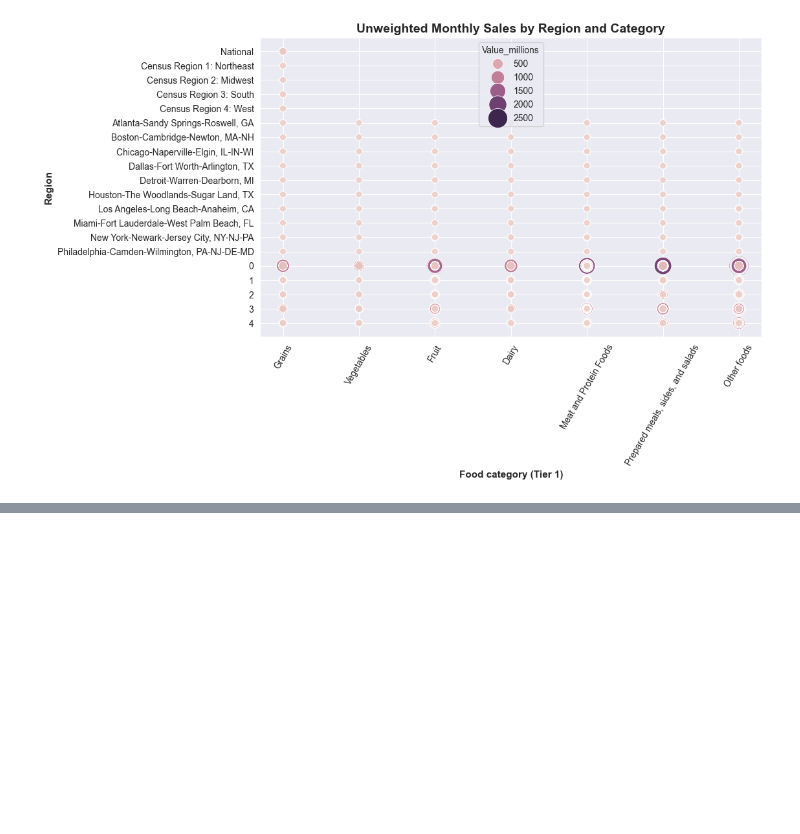
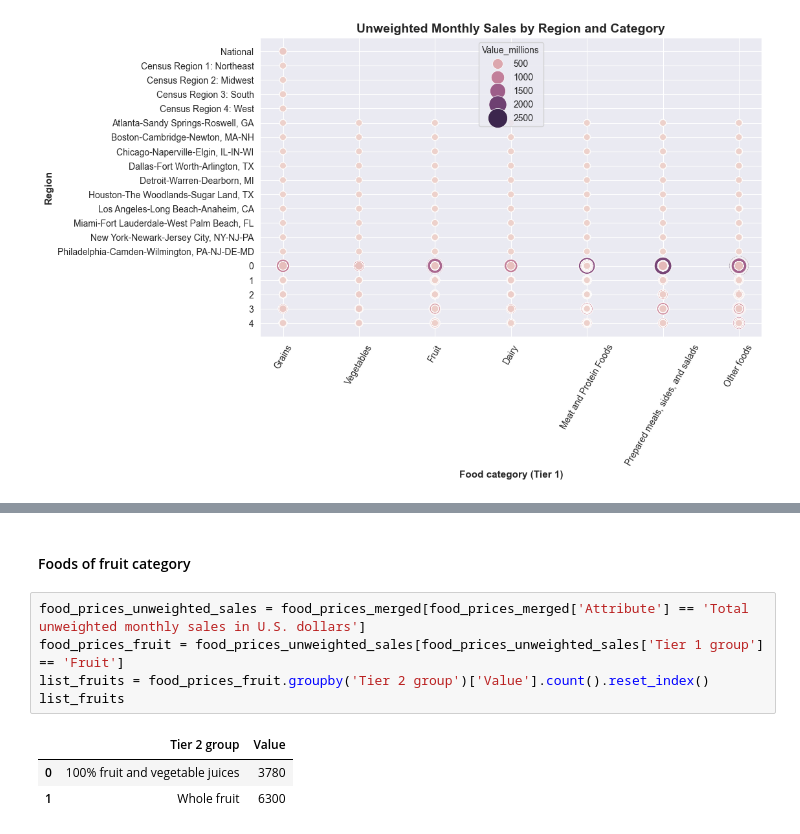
Before and after one commit to StephanieApaza/Income_influence_food_choices, a Jupyter notebook: income_food_choices.ipynb, the cells around one changed output, grey strips where cells are left out. Cells and saved outputs as stored; diff of their text form; blank space fills up the shorter version.

```diff
--- a/income_food_choices.ipynb
+++ b/income_food_choices.ipynb
@@ -735,0 +836,11 @@ plt.show()
+# %% [markdown]
+#### Foods of fruit category
+# %%
+food_prices_unweighted_sales = food_prices_merged[food_prices_merged['Attribute'] == 'Total unweighted monthly sales in U.S. dollars']
+food_prices_fruit = food_prices_unweighted_sales[food_prices_unweighted_sales['Tier 1 group'] == 'Fruit']
+list_fruits = food_prices_fruit.groupby('Tier 2 group')['Value'].count().reset_index()
+list_fruits
+# %% [output]
+|  | Tier 2 group | Value |
+| 0 | 100% fruit and vegetable juices | 3780 |
+| 1 | Whole fruit | 6300 |
```
Also changed, not shown: parts of 9 cells of this notebook.
